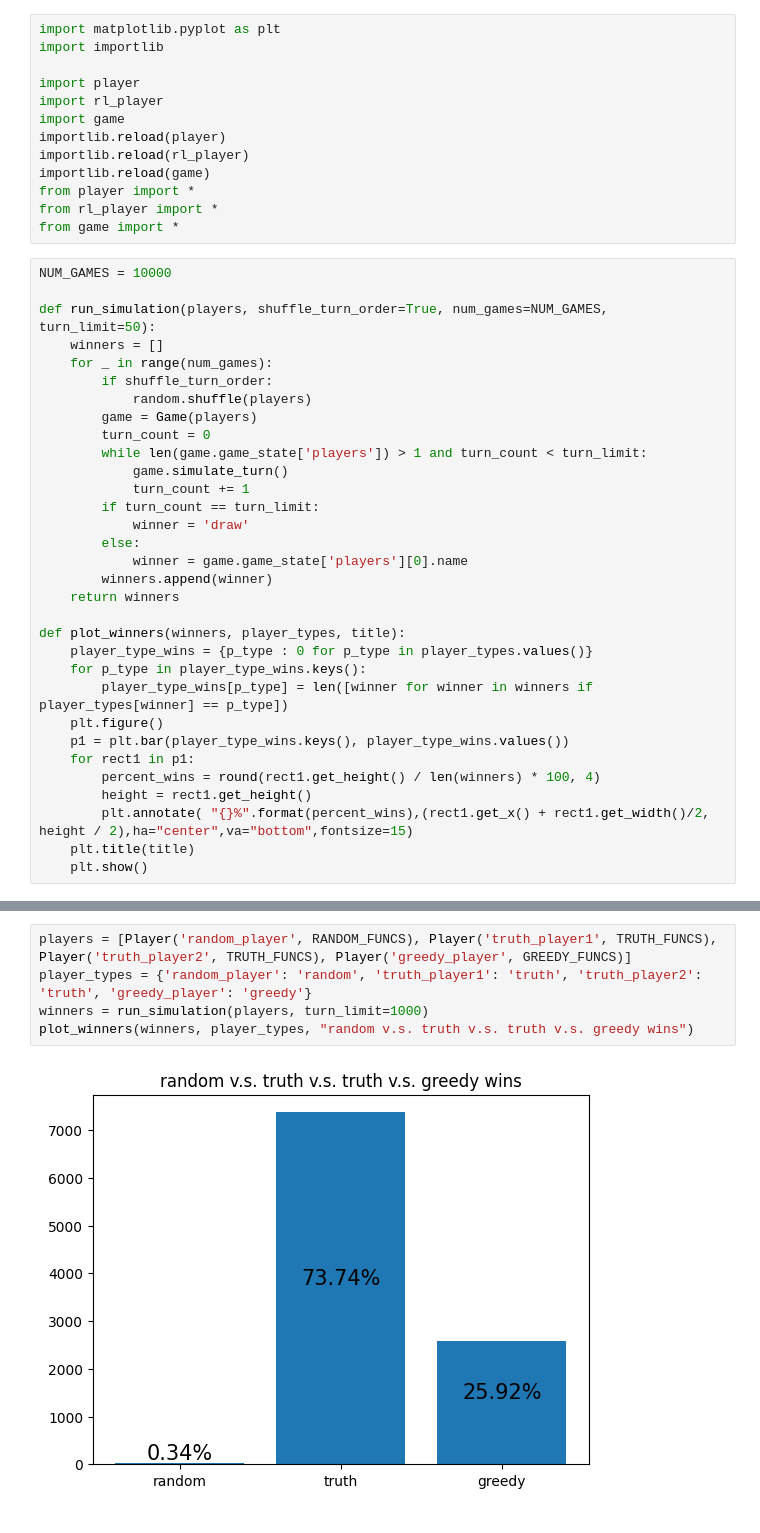
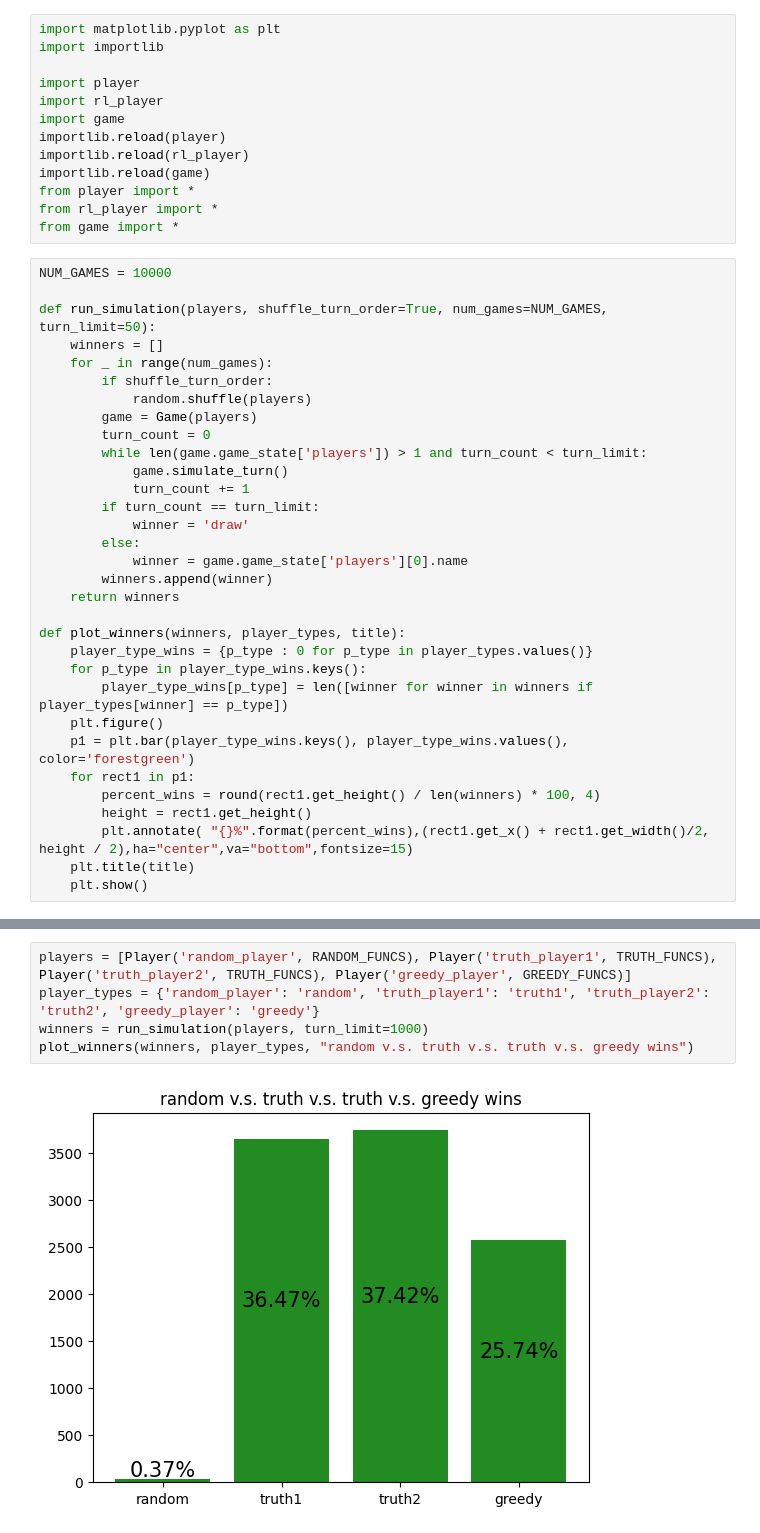
Before and after one commit to riensou/coup, a Jupyter notebook: simulate.ipynb, the cells around one changed output, grey strips where cells are left out. Cells and saved outputs as stored; diff of their text form.

```diff
--- a/simulate.ipynb
+++ b/simulate.ipynb
@@ -36,7 +36,7 @@ def plot_winners(winners, player_types, title):
     for p_type in player_type_wins.keys():
         player_type_wins[p_type] = len([winner for winner in winners if player_types[winner] == p_type])
     plt.figure()
-    p1 = plt.bar(player_type_wins.keys(), player_type_wins.values())
+    p1 = plt.bar(player_type_wins.keys(), player_type_wins.values(), color='forestgreen')
     for rect1 in p1:
         percent_wins = round(rect1.get_height() / len(winners) * 100, 4)
         height = rect1.get_height()
@@ -81,9 +81,9 @@ plot_winners(winners, player_types, "random v.s. random v.s. truth v.s. greedy w
 # %%
 players = [Player('random_player', RANDOM_FUNCS), Player('truth_player1', TRUTH_FUNCS), Player('truth_player2', TRUTH_FUNCS), Player('greedy_player', GREEDY_FUNCS)]
-player_types = {'random_player': 'random', 'truth_player1': 'truth', 'truth_player2': 'truth', 'greedy_player': 'greedy'}
+player_types = {'random_player': 'random', 'truth_player1': 'truth1', 'truth_player2': 'truth2', 'greedy_player': 'greedy'}
 winners = run_simulation(players, turn_limit=1000)
 plot_winners(winners, player_types, "random v.s. truth v.s. truth v.s. greedy wins")
 # %% [output]
-[figure, old version]
+[figure, new version]
 # %%
 players = [Player('random_player', RANDOM_FUNCS), Player('truth_player', TRUTH_FUNCS), Player('greedy_player1', GREEDY_FUNCS), Player('greedy_player2', GREEDY_FUNCS)]
```
Also changed, not shown: parts of 23 cells of this notebook, 10 other files.
